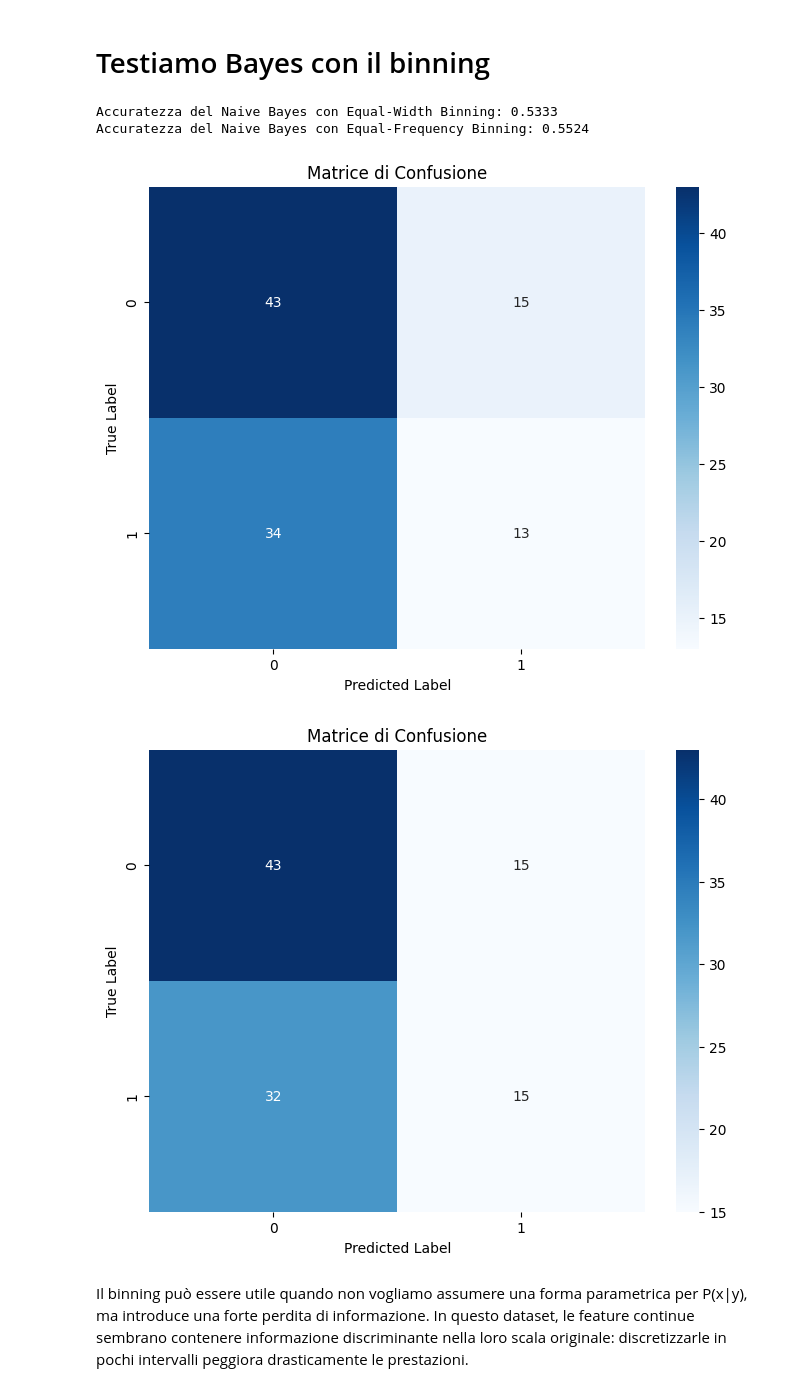
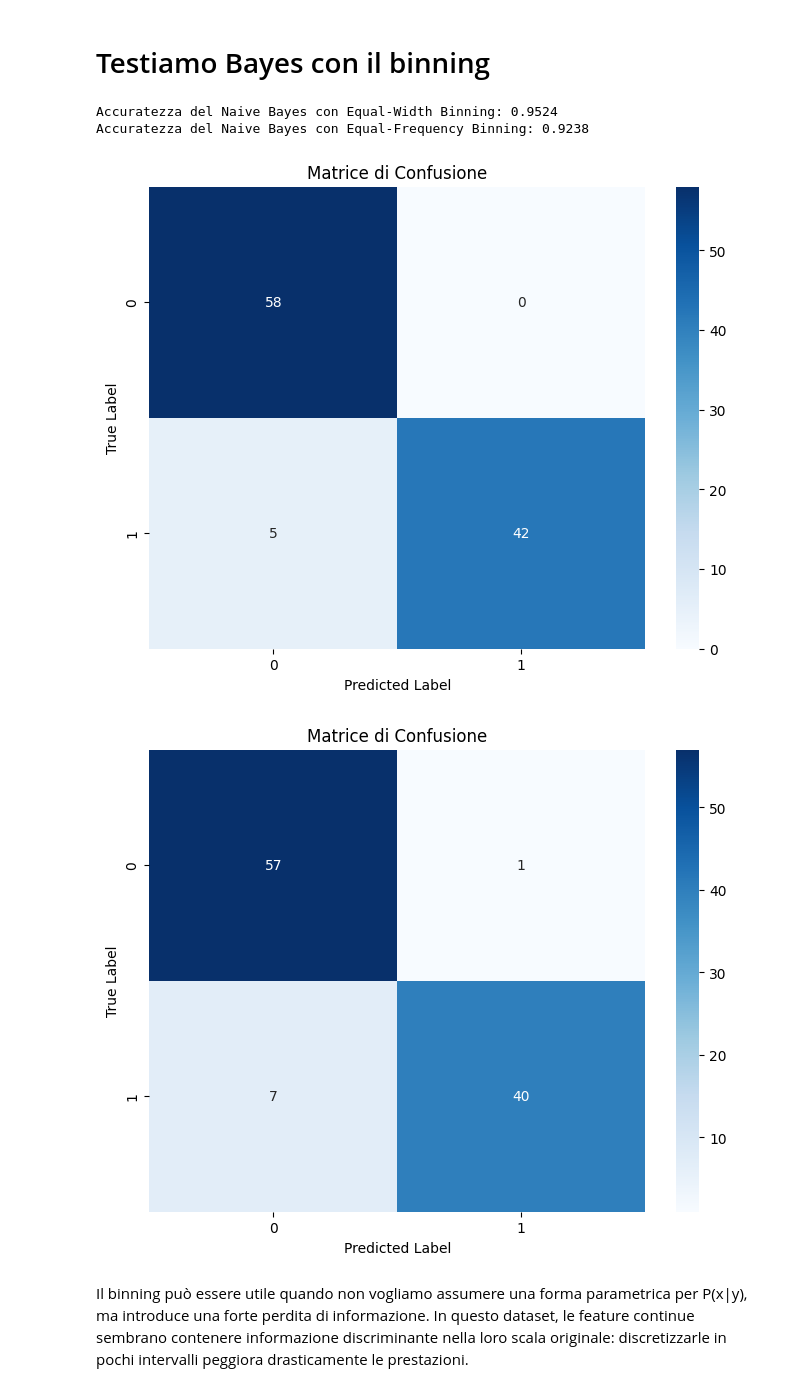
Before and after one commit to Net4uCA/ML_Course, a Jupyter notebook: Supervised_Learning/8_Bayesian_Classifiers/bayes_pt2.ipynb, the cells around one changed output. Drawn from its saved outputs; the diff is of its cells as text; code cells hidden in the pictures.

```diff
--- a/Supervised_Learning/8_Bayesian_Classifiers/bayes_pt2.ipynb
+++ b/Supervised_Learning/8_Bayesian_Classifiers/bayes_pt2.ipynb
@@ -595,25 +595,21 @@ class BinningNaiveBayes:
         n_classes = len(self.classes)
         probas = np.zeros((n_samples, n_classes))
 
-        for i, sample in X_binned.iterrows():
+        for row_idx, (_, sample) in enumerate(X_binned.iterrows()):
             for j, c in enumerate(self.classes):
-                # Probabilità a priori (in log-spazio per evitare underflow)
                 log_prob = np.log(self.class_priors[c])
 
-                # Prodotto delle probabilità condizionate per ogni feature
                 for feature in self.features:
                     bin_idx = sample[feature]
-                    # Ci assicuriamo che bin_idx sia un indice valido
                     bin_idx = min(max(bin_idx, 0), self.n_bins - 1)
+
                     feature_prob = self.feature_probs[c][feature][bin_idx]
-
-                    # Sommiamo i logaritmi
                     log_prob += np.log(feature_prob)
 
-                probas[i % n_samples, j] = log_prob
+                probas[row_idx, j] = log_prob
 
         # Convertiamo da log-spazio a probabilità normalizzate
-        log_prob_sum = np.array([self._logsumexp(probas[i % n_samples]) for i in range(n_samples)])
+        log_prob_sum = np.array([self._logsumexp(probas[i]) for i in range(n_samples)])
         probas = np.exp(probas - log_prob_sum.reshape(-1, 1))
 
         return probas
@@ -714,44 +710,44 @@ def equal_frequency_binning(data, n_bins=5):
     return bins, bin_edges
 # %%
 # Addestriamo e valutiamo il modello Naive Bayes con Equal-Width Binning
-nb_equal_width = BinningNaiveBayes(binning_method='equal_width', n_bins=5, smoothing=1.0)
+nb_equal_width = BinningNaiveBayes(binning_method='equal_width', n_bins=11, smoothing=1.0)
 nb_equal_width.fit(X_train_reduced, y_train)
 accuracy_equal_width = nb_equal_width.score(X_test_reduced, y_test)
 y_pred_equal_width = nb_equal_width.predict(X_test_reduced)
 
 # Addestriamo e valutiamo il modello Naive Bayes con Equal-Frequency Binning
-nb_equal_freq = BinningNaiveBayes(binning_method='equal_frequency', n_bins=5, smoothing=1.0)
+nb_equal_freq = BinningNaiveBayes(binning_method='equal_frequency', n_bins=11, smoothing=1.0)
 nb_equal_freq.fit(X_train_reduced, y_train)
 accuracy_equal_freq = nb_equal_freq.score(X_test_reduced, y_test)
 y_pred_equal_freq = nb_equal_freq.predict(X_test_reduced)
 
 
 print(f"\nAccuratezza del Naive Bayes con Equal-Width Binning: {accuracy_equal_width:.4f}")
 print(f"Accuratezza del Naive Bayes con Equal-Frequency Binning: {accuracy_equal_freq:.4f}")
 
 # Matrice di confusione
 plt.figure(figsize=(8, 6))
 cm = confusion_matrix(y_test, y_pred_equal_width)
 sns.heatmap(cm, annot=True, fmt='d', cmap='Blues')
 plt.title('Matrice di Confusione')
 plt.ylabel('True Label')
 plt.xlabel('Predicted Label')
 plt.show()
 
 
 # Matrice di confusione
 plt.figure(figsize=(8, 6))
 cm = confusion_matrix(y_test, y_pred_equal_freq)
 sns.heatmap(cm, annot=True, fmt='d', cmap='Blues')
 plt.title('Matrice di Confusione')
 plt.ylabel('True Label')
 plt.xlabel('Predicted Label')
 plt.show()
 # %% [output]
-Accuratezza del Naive Bayes con Equal-Width Binning: 0.5333
-Accuratezza del Naive Bayes con Equal-Frequency Binning: 0.5524
+Accuratezza del Naive Bayes con Equal-Width Binning: 0.9524
+Accuratezza del Naive Bayes con Equal-Frequency Binning: 0.9238
-[figure, old version]
+[figure, new version]
-[figure, old version]
+[figure, new version]
 # %% [markdown]
 Il binning può essere utile quando non vogliamo assumere una forma parametrica per P(x|y), ma introduce una forte perdita di informazione. In questo dataset, le feature continue sembrano contenere informazione discriminante nella loro scala originale: discretizzarle in pochi intervalli peggiora drasticamente le prestazioni.
 # %% [markdown]
```
Also changed, not shown: parts of 3 cells of this notebook.
